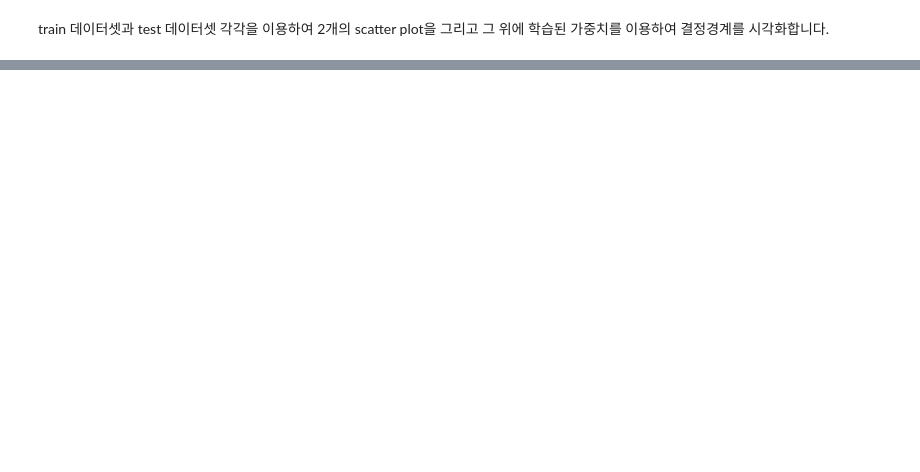
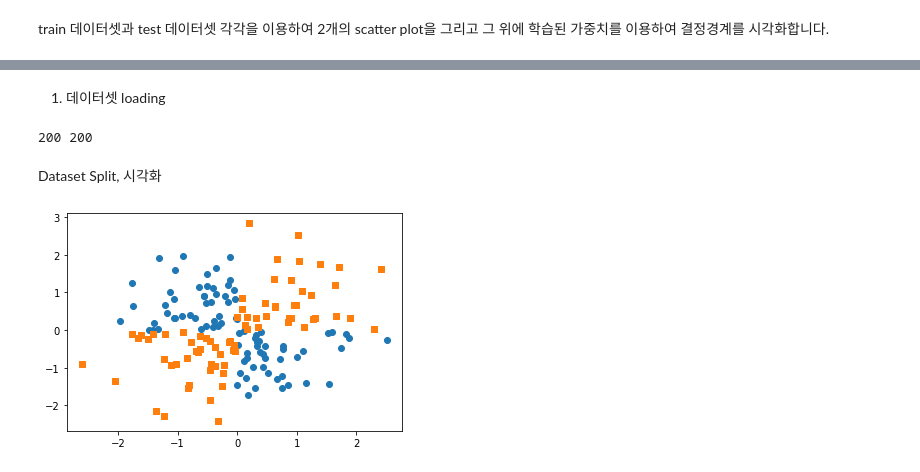
Before and after one commit to herok97/2021-1_Lecture, a Jupyter notebook: Machine_Learning/실습2/실습2.ipynb, the cells around one changed output, grey strips where cells are left out. Cells and saved outputs as stored; diff of their text form; code cells hidden in the pictures; blank space fills up the shorter version.

```diff
--- a/Machine_Learning/실습2/실습2.ipynb
+++ b/Machine_Learning/실습2/실습2.ipynb
@@ -158,0 +207,37 @@ AttributeError: 'numpy.ndarray' object has no attribute 'xx2'
+# %% [markdown]
+1) 데이터셋 loading
+# %%
+# CSV 파일을 읽기
+dataset = np.loadtxt("xor_dataset.csv", delimiter=",")
+X = dataset[:, :2]
+y = dataset[:, 2].astype(int)
+print(len(X), len(y))
+# %% [output]
+200 200
+# %% [markdown]
+Dataset Split, 시각화
+# %%
+# 랜덤시드 설정
+random.seed(123)
+
+# 데이터 랜덤 셔플
+idx = list(range(len(X)))
+random.shuffle(idx)
+
+# 앞 160개 까지는 학습용으로 뒤 40개는 테스트용으로 split
+X_train = [X[i] for i in idx[:160]]
+y_train = [y[i] for i in idx[:160]]
+X_test = [X[i] for i in idx[160:]]
+y_test = [y[i] for i in idx[160:]]
+
+# 데이터셋 plot
+plt.scatter([i[0] for idx, i in enumerate(X_train) if y_train[idx] == 1],
+            [i[1] for idx, i in enumerate(X_train) if y_train[idx] == 1],
+            marker='o')
+
+plt.scatter([i[0] for idx, i in enumerate(X_train) if y_train[idx] == -1],
+            [i[1] for idx, i in enumerate(X_train) if y_train[idx] == -1],
+            marker='s')
+plt.show()
+# %% [output]
+[figure, added]
```
Also changed, not shown: parts of 10 cells of this notebook.
